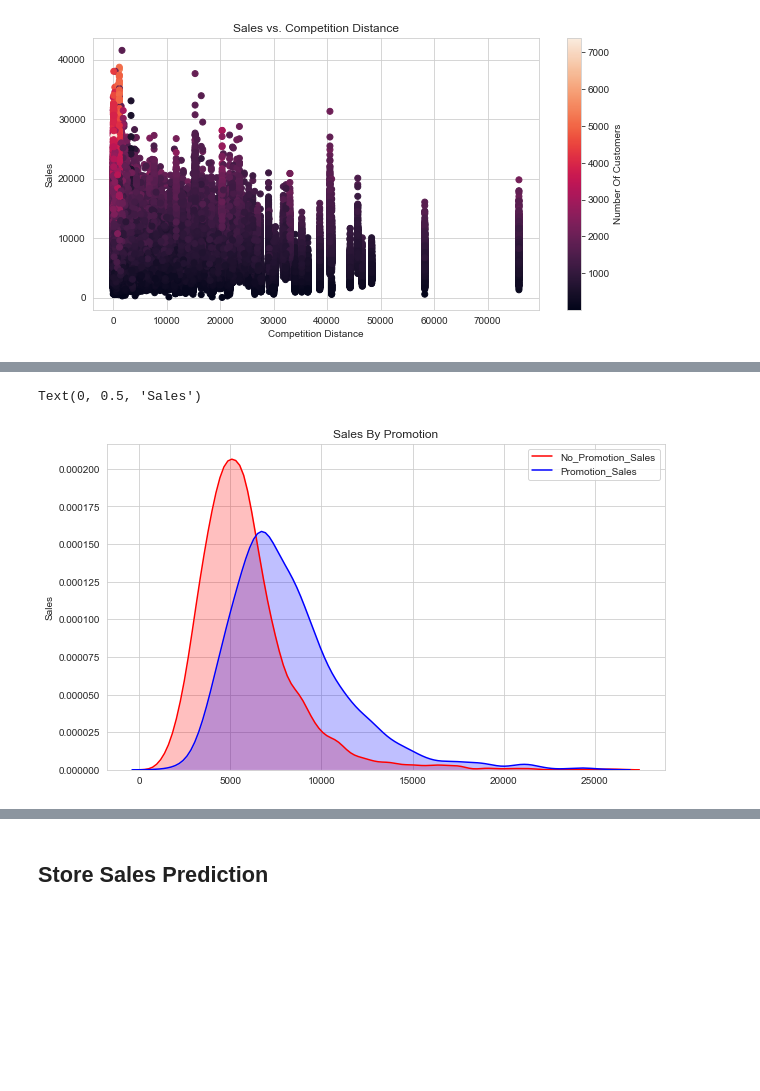
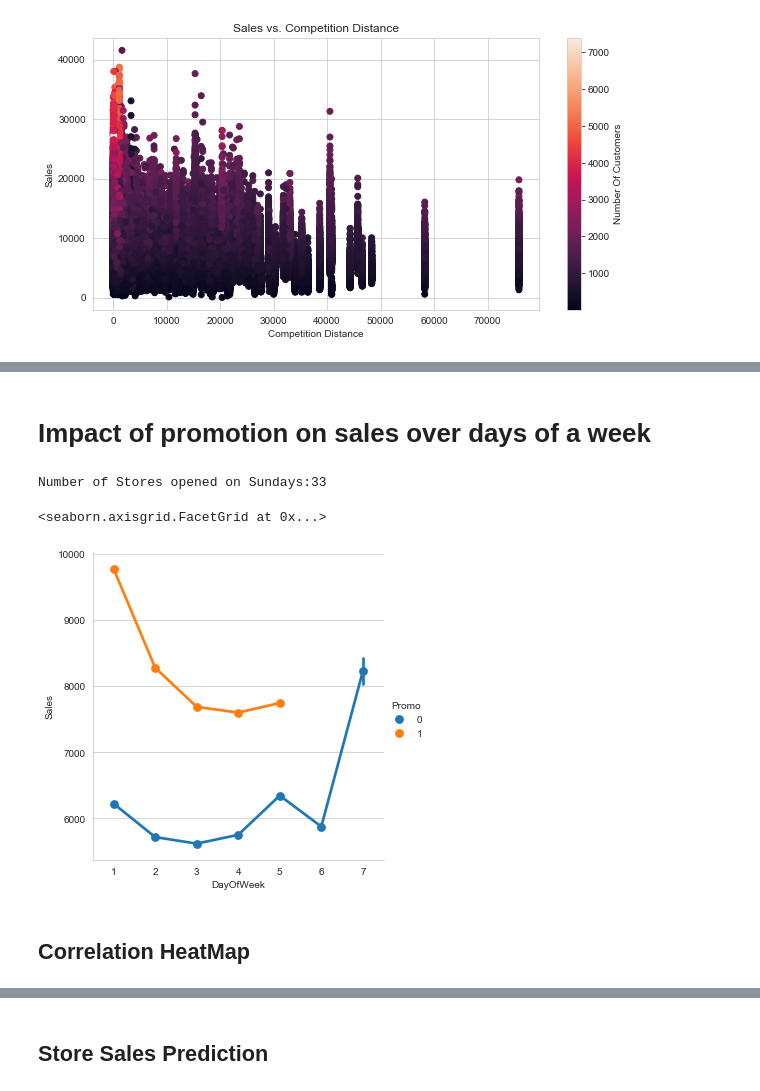
Before and after one commit to salonij/RossmannDrugStoreSalesPrediction, a Jupyter notebook: RossmannDrugStore.ipynb, the cells around one changed output, grey strips where cells are left out. Saved outputs shown, nothing was run; the diff lists cells and outputs as text; code cells hidden in the pictures; blank space fills up the shorter version.

```diff
--- a/RossmannDrugStore.ipynb
+++ b/RossmannDrugStore.ipynb
@@ -420,9 +364,16 @@ x2 = promo1.Promotion_Sales
-# %%
-plt.figure(figsize=(10,6))
-ax = sns.kdeplot(x1, shade=True, color="r")
-ax = sns.kdeplot(x2, shade=True, color="b")
-plt.title("Sales By Promotion")
-plt.ylabel('Sales')
-# %% [output]
-Text(0, 0.5, 'Sales')
-[figure, removed]
+# %% [markdown]
+# Impact of promotion on sales over days of a week
+# %%
+print ("Number of Stores opened on Sundays:{}" .format(dfv[dfv.DayOfWeek == 7]['Store'].unique().shape[0]))
+# %% [output]
+Number of Stores opened on Sundays:33
+# %%
+sns.factorplot(data = dfv, x ="DayOfWeek", y = "Sales",
+                hue='Promo'
+
+              ,sharex=False)
+# %% [output]
+<seaborn.axisgrid.FacetGrid at 0x...>
+[figure, added]
+# %% [markdown]
+## Correlation HeatMap
```
Also changed, not shown: parts of 67 cells of this notebook.
